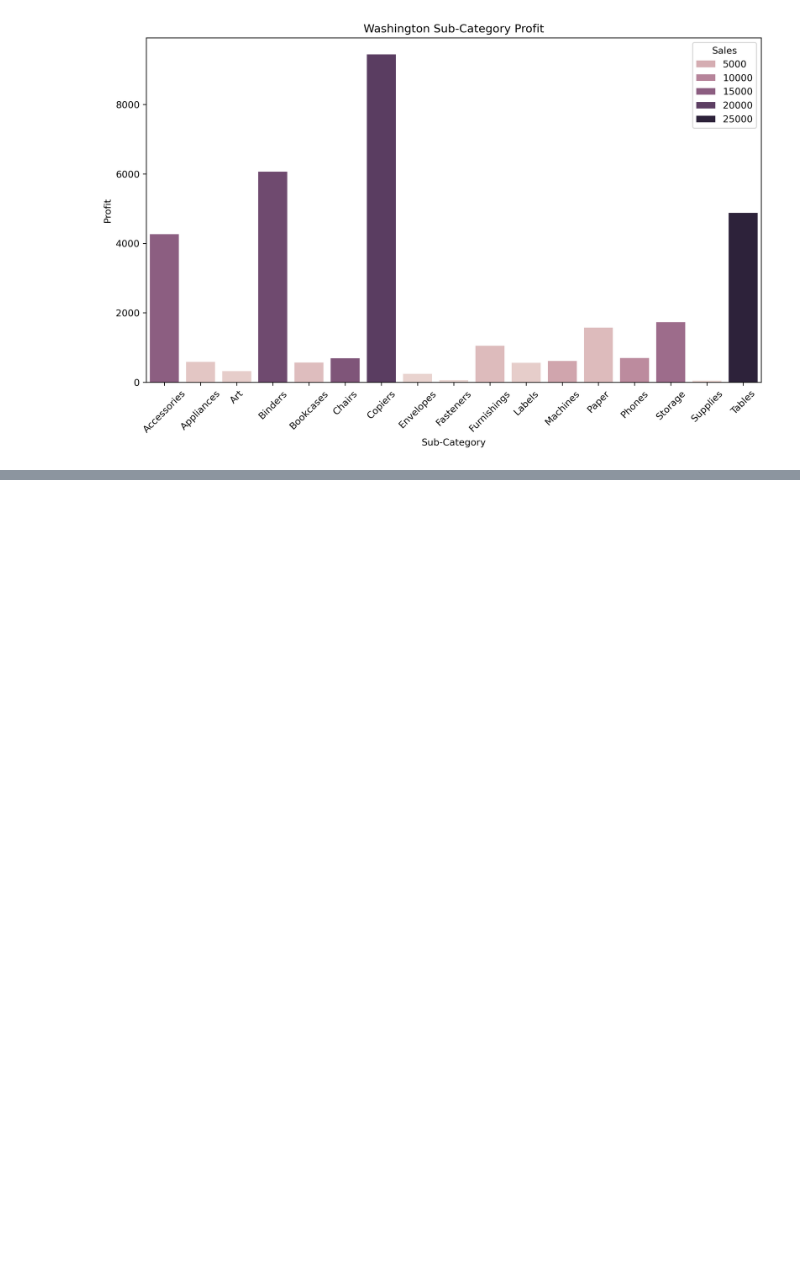
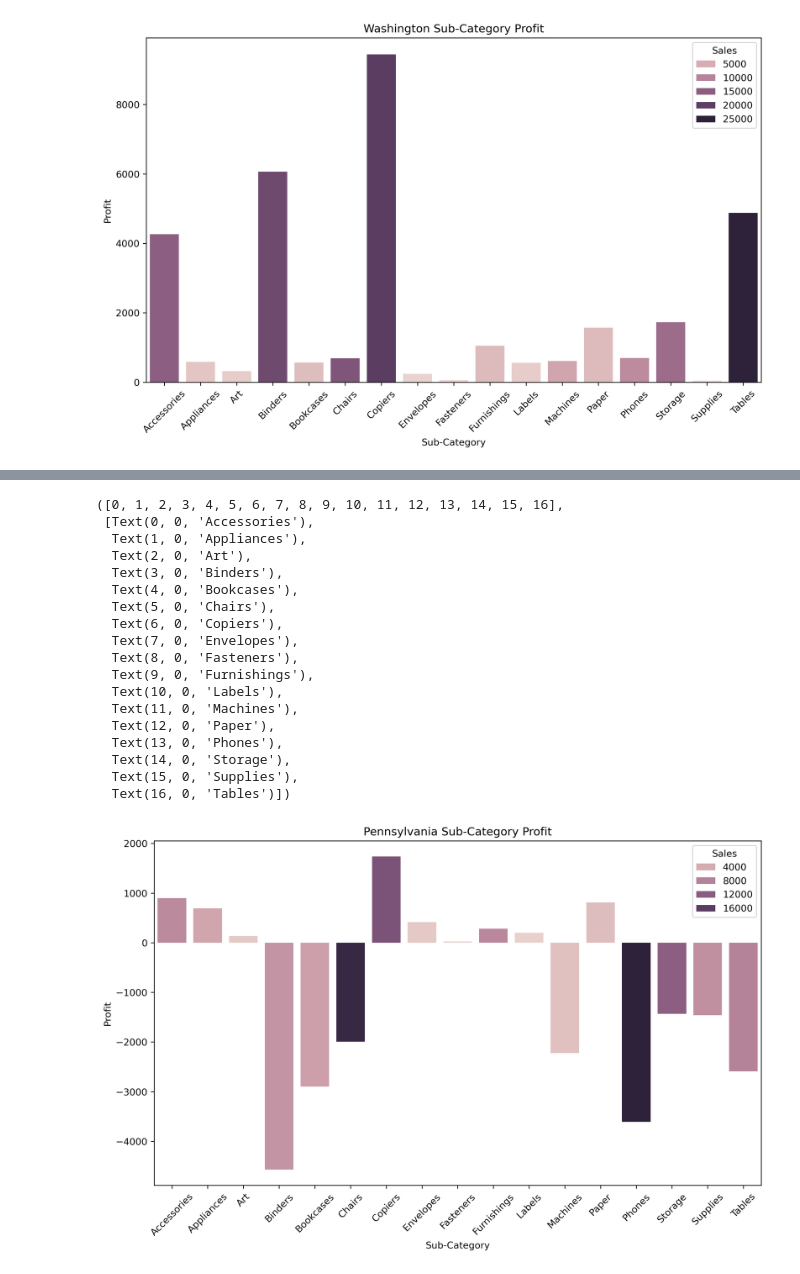
Before and after one commit to enzo253/BI_Analysis, a Jupyter notebook: BI_EDA.ipynb, the cells around one changed output, grey strips where cells are left out. Cells and saved outputs as stored; diff of their text form; code cells hidden in the pictures; blank space fills up the shorter version.

```diff
--- a/BI_EDA.ipynb
+++ b/BI_EDA.ipynb
@@ -288,0 +347,29 @@ plt.xticks(rotation=45, ha='center')
+# %%
+pennsylvania_data = SuperStore_db[SuperStore_db['State'] == 'Pennsylvania']
+pennsylvania_subcategories = pennsylvania_data.groupby('Sub-Category')[['Sales', 'Profit']].sum()
+# %%
+plt.figure(figsize=(10,6), dpi=300)
+sns.barplot(data=pennsylvania_subcategories, x='Sub-Category', y='Profit', hue='Sales')
+plt.title('Pennsylvania Sub-Category Profit')
+plt.tight_layout()
+plt.xticks(rotation=45, ha='center')
+# %% [output]
+([0, 1, 2, 3, 4, 5, 6, 7, 8, 9, 10, 11, 12, 13, 14, 15, 16],
+ [Text(0, 0, 'Accessories'),
+  Text(1, 0, 'Appliances'),
+  Text(2, 0, 'Art'),
+  Text(3, 0, 'Binders'),
+  Text(4, 0, 'Bookcases'),
+  Text(5, 0, 'Chairs'),
+  Text(6, 0, 'Copiers'),
+  Text(7, 0, 'Envelopes'),
+  Text(8, 0, 'Fasteners'),
+  Text(9, 0, 'Furnishings'),
+  Text(10, 0, 'Labels'),
+  Text(11, 0, 'Machines'),
+  Text(12, 0, 'Paper'),
+  Text(13, 0, 'Phones'),
+  Text(14, 0, 'Storage'),
+  Text(15, 0, 'Supplies'),
+  Text(16, 0, 'Tables')])
+[figure, added]
```
Also changed, not shown: parts of 21 cells of this notebook, 3 other files.
